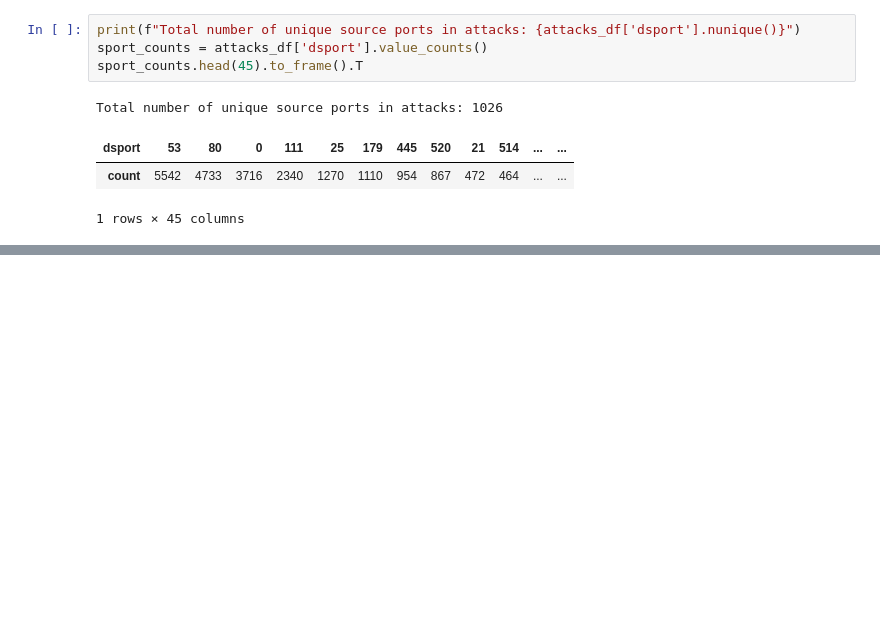
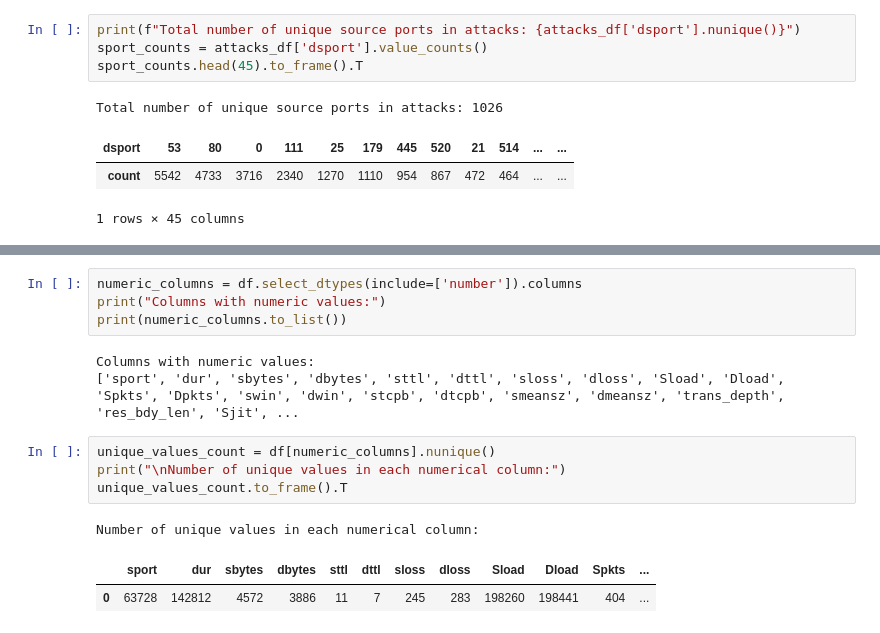
Before and after one commit to Mugna46/AI_project, a Jupyter notebook: AI.ipynb, the cells around one changed output, grey strips where cells are left out. Cells and saved outputs as stored; diff of their text form; blank space fills up the shorter version.

```diff
--- a/AI.ipynb
+++ b/AI.ipynb
@@ -341,0 +530,15 @@ On the other hand, the attribute dport (Destination port number) could be import
+# %%
+numeric_columns = df.select_dtypes(include=['number']).columns
+print("Columns with numeric values:")
+print(numeric_columns.to_list())
+# %% [output]
+Columns with numeric values:
+['sport', 'dur', 'sbytes', 'dbytes', 'sttl', 'dttl', 'sloss', 'dloss', 'Sload', 'Dload', 'Spkts', 'Dpkts', 'swin', 'dwin', 'stcpb', 'dtcpb', 'smeansz', 'dmeansz', 'trans_depth', 'res_bdy_len', 'Sjit', ...
+# %%
+unique_values_count = df[numeric_columns].nunique()
+print("\nNumber of unique values in each numerical column:")
+unique_values_count.to_frame().T
+# %% [output]
+Number of unique values in each numerical column:
+|  | sport | dur | sbytes | dbytes | sttl | dttl | sloss | dloss | Sload | Dload | Spkts | ... |
+| 0 | 63728 | 142812 | 4572 | 3886 | 11 | 7 | 245 | 283 | 198260 | 198441 | 404 | ... |
```
Also changed, not shown: parts of 29 cells of this notebook.
